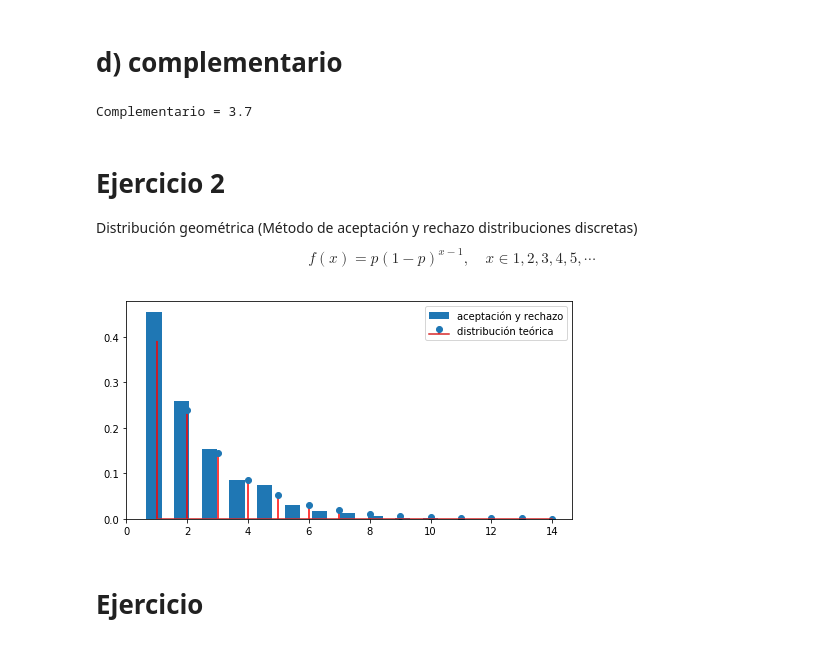
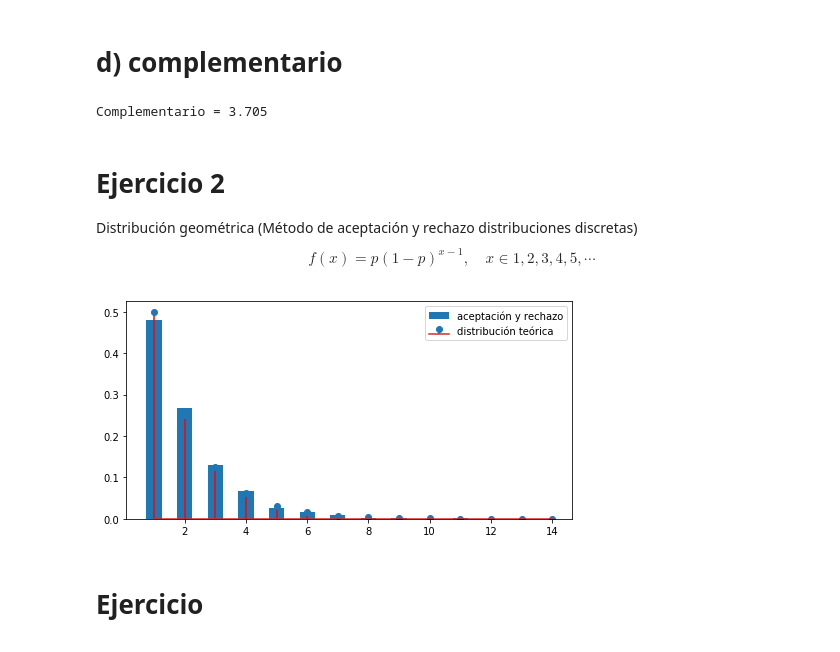
Before and after one commit to patybume10/SPF-2020-I-G1, a Jupyter notebook: TEMA-2/Ejercicio_de_clase15.ipynb, the cells around one changed output. Cells and saved outputs as stored; diff of their text form; code cells hidden in the pictures.

```diff
--- a/TEMA-2/Ejercicio_de_clase15.ipynb
+++ b/TEMA-2/Ejercicio_de_clase15.ipynb
@@ -53,6 +55,10 @@ num_dias = [4,7,8,5,1]
 # Transformada inversa
 # %%
 np.random.seed(55)
+N = 100
+
+
+plot_histogram_discrete(m1,'transformada inversa')
 # %% [output]
 [figure]
 # %% [markdown]
@@ -93,9 +111,10 @@ Estratificado 2 = 3.68
 # d) complementario
 # %%
 
-print('Complementario =',np.mean(muestras4))
+# len(Uc)
+print('Complementario =',np.mean(m4))
 # %% [output]
-Complementario = 3.7
+Complementario = 3.705
 # %% [markdown]
 # Ejercicio 2
 Distribución geométrica (Método de aceptación y rechazo distribuciones discretas)
@@ -127,17 +146,17 @@ def plot_histogram_discrete(distribucion:'señal de varibles aleatorias de un di
 #     plt.show()
 # %%
 N = 1000
-p = 0.4
+p = 0.5
 f_x = lambda x: p*(1-p)**(x-1)
 max_f = 1
 acep_r = Acep_rechazo(N,(0,15),f_x,max_f)
 plot_histogram_discrete(acep_r,'aceptación y rechazo')
 x = np.arange(1,15)
 plt.stem(x,f_x(x),'r',label='distribución teórica',use_line_collection=True)
 plt.legend()
 plt.show()
 # %% [output]
-[figure, old version]
+[figure, new version]
 # %% [markdown]
 # Ejercicio
 ![image.png](attachment:image.png)
```
Also changed, not shown: parts of 8 cells of this notebook.
